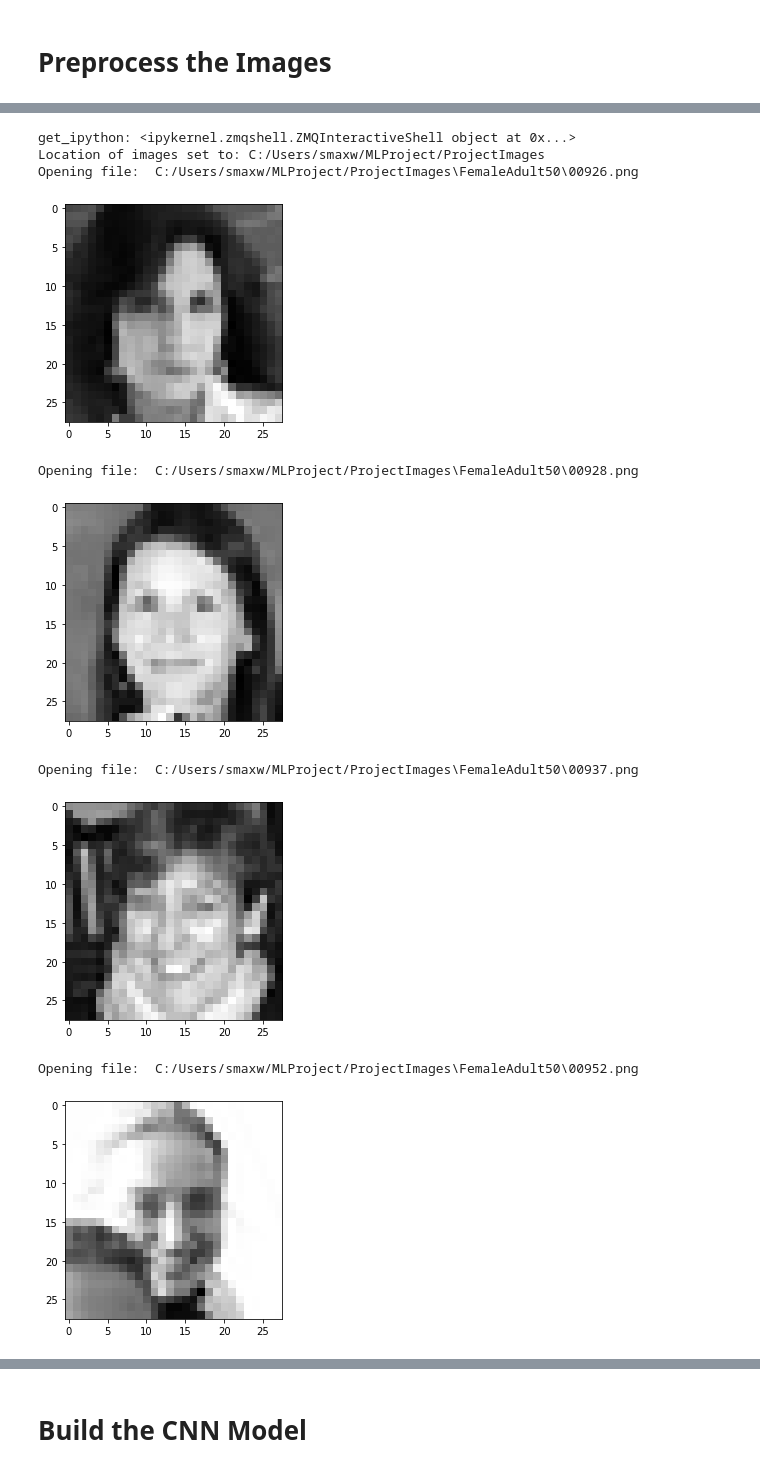
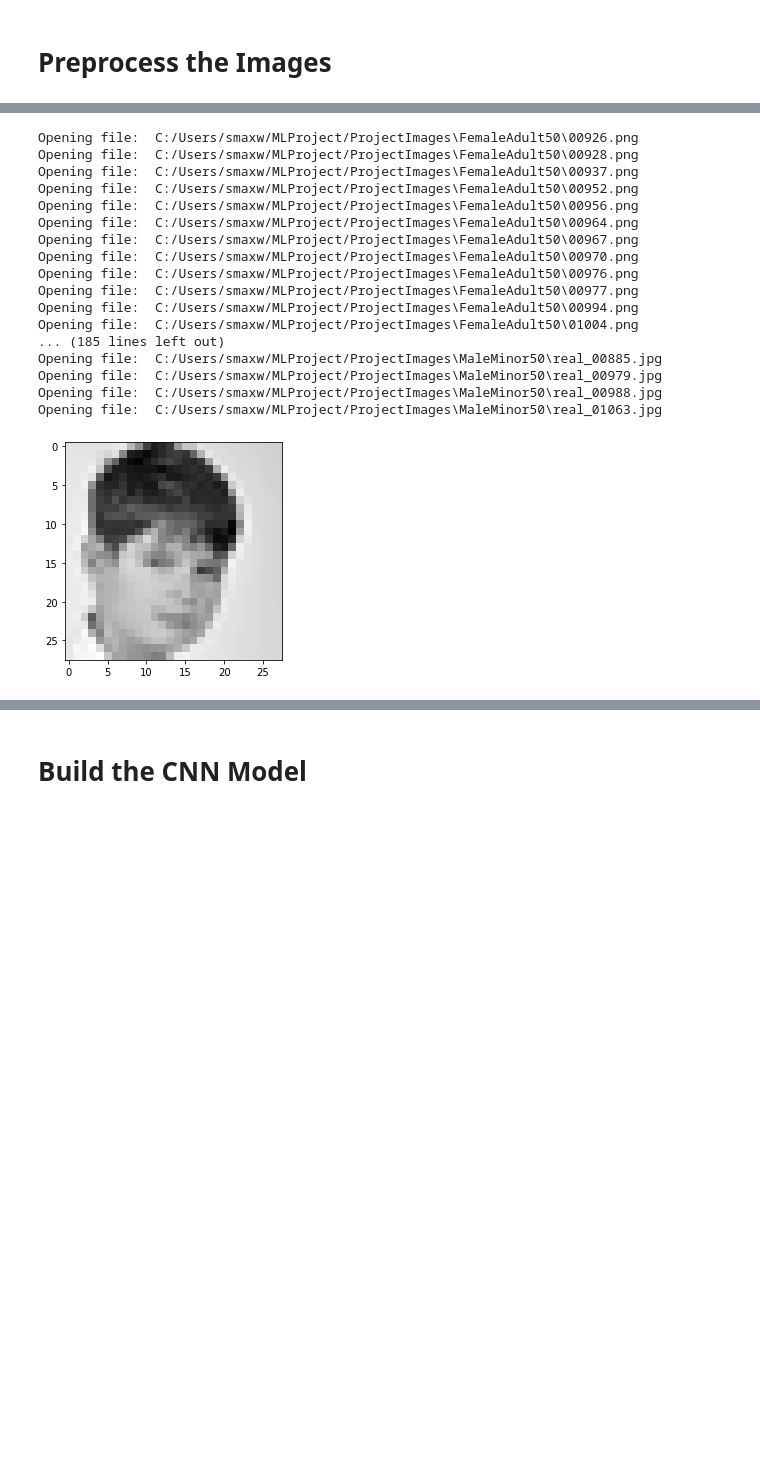
Before and after one commit to Sean-Maxwell/MLProject, a Jupyter notebook: AgeRecognition.ipynb, the cells around one changed output, grey strips where cells are left out. Saved outputs shown, nothing was run; the diff lists cells and outputs as text; code cells hidden in the pictures; blank space fills up the shorter version.

Commit message:
Turned off showing images to save time.Changed the shape of the input data to match NHWC. Still need to debug model.fit.

```diff
--- a/AgeRecognition.ipynb
+++ b/AgeRecognition.ipynb
@@ -106,60 +100,57 @@ height = 28
 X =[]
 Y =[]
 
+
+#rows = 2
+#cols = 5
+#fig, ax = plt.subplots(rows, cols)
+
+
+
 # For each of the subdirectories in the images folder, get the filename and preprocess it
 for root, dirs, files in os.walk(get_images_location()):
     for name in files:
 
       # Convert each image to greay scale
       print('Opening file: ', os.path.join(root, name))
       im=Image.open(os.path.join(root, name)).convert('L')
 
       # Resize the images
       # Image.ANTIALIAS a high-quality downsampling filter
       # https://pillow.readthedocs.io/en/3.0.0/reference/Image.html
       im = im.resize((width,height),Image.ANTIALIAS)
 
+
+
       #Show each image for the CA
       plt.imshow(im, cmap=plt.cm.gray)
-      plt.show()
+      #plt.show()
 
       # Convert to numpy array
       arr = np.array(im)
 
       # add images and class to the two lists
       X.append(arr)
       Y.append(1)
 
 # Convert to NumPy array
 X = np.array(X)
-
-# reshape to be [samples][channels][width][height]
-X = X.reshape(X.shape[0], 1, width, height).astype('float32')
-
-print('X: ', X)
-
-# Normalize the data
-X = X /255
-
-# one hot encode outputs
-Y = np.array(Y)
-
-# randomize the data set - numpy arrays
-randomize = np.arange(len(X))
-np.random.shuffle(randomize)
-X = X[randomize]
-Y = Y[randomize]
-
-Y = to_categorical(Y)
-num_classes = Y.shape[1]
 # %% [output]
-get_ipython: <ipykernel.zmqshell.ZMQInteractiveShell object at 0x...>
-Location of images set to: C:/Users/smaxw/MLProject/ProjectImages
 Opening file:  C:/Users/smaxw/MLProject/ProjectImages\FemaleAdult50\00926.png
+Opening file:  C:/Users/smaxw/MLProject/ProjectImages\FemaleAdult50\00928.png
+Opening file:  C:/Users/smaxw/MLProject/ProjectImages\FemaleAdult50\00937.png
+Opening file:  C:/Users/smaxw/MLProject/ProjectImages\FemaleAdult50\00952.png
+Opening file:  C:/Users/smaxw/MLProject/ProjectImages\FemaleAdult50\00956.png
+Opening file:  C:/Users/smaxw/MLProject/ProjectImages\FemaleAdult50\00964.png
+Opening file:  C:/Users/smaxw/MLProject/ProjectImages\FemaleAdult50\00967.png
+Opening file:  C:/Users/smaxw/MLProject/ProjectImages\FemaleAdult50\00970.png
+Opening file:  C:/Users/smaxw/MLProject/ProjectImages\FemaleAdult50\00976.png
+Opening file:  C:/Users/smaxw/MLProject/ProjectImages\FemaleAdult50\00977.png
+Opening file:  C:/Users/smaxw/MLProject/ProjectImages\FemaleAdult50\00994.png
+Opening file:  C:/Users/smaxw/MLProject/ProjectImages\FemaleAdult50\01004.png
+... (185 lines left out)
+Opening file:  C:/Users/smaxw/MLProject/ProjectImages\MaleMinor50\real_00885.jpg
+Opening file:  C:/Users/smaxw/MLProject/ProjectImages\MaleMinor50\real_00979.jpg
+Opening file:  C:/Users/smaxw/MLProject/ProjectImages\MaleMinor50\real_00988.jpg
+Opening file:  C:/Users/smaxw/MLProject/ProjectImages\MaleMinor50\real_01063.jpg
-[figure, old version]
+[figure, new version]
-Opening file:  C:/Users/smaxw/MLProject/ProjectImages\FemaleAdult50\00928.png
-[figure, removed]
-Opening file:  C:/Users/smaxw/MLProject/ProjectImages\FemaleAdult50\00937.png
-[figure, removed]
-Opening file:  C:/Users/smaxw/MLProject/ProjectImages\FemaleAdult50\00952.png
-[figure, removed]
```
Also changed, not shown: parts of 6 cells of this notebook.
